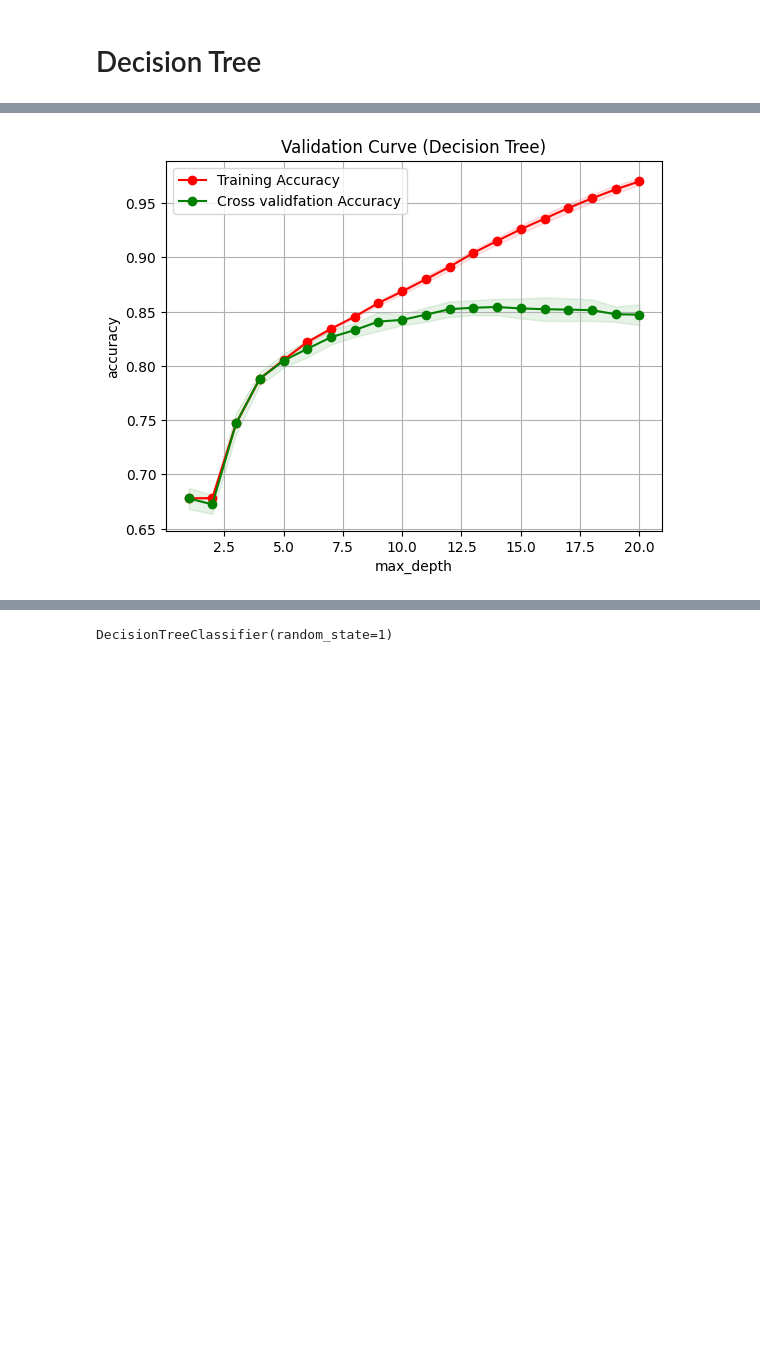
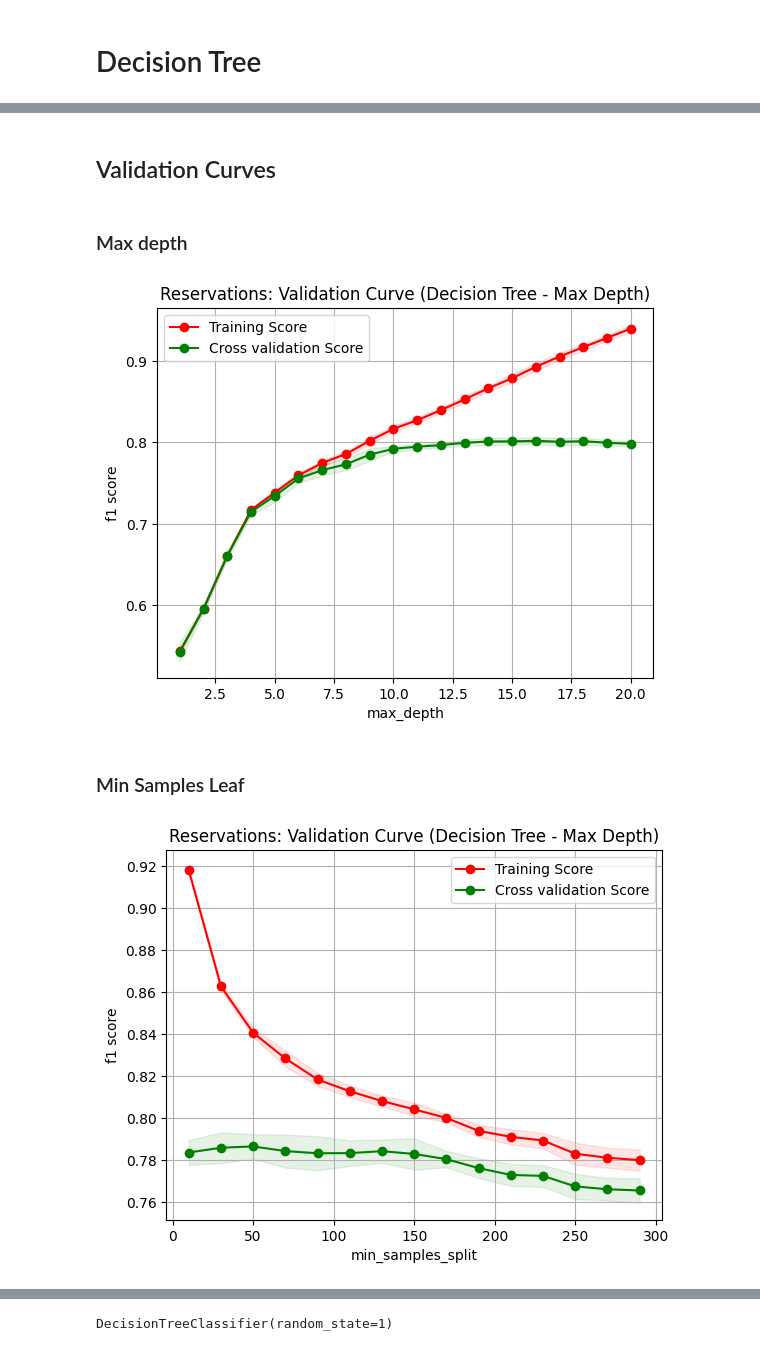
Before and after one commit to naralakamsani/supervised_learning, a Jupyter notebook: reservation_retention.ipynb, the cells around one changed output, grey strips where cells are left out. Drawn from its saved outputs; the diff is of its cells as text; code cells hidden in the pictures; blank space fills up the shorter version.

```diff
--- a/reservation_retention.ipynb
+++ b/reservation_retention.ipynb
@@ -256,5 +362,16 @@ KNN: K
+# %% [markdown]
+## Validation Curves
+# %% [markdown]
+### Max depth
 # %%
-plot_validation_curve(DecisionTreeClassifier(random_state=1), "Validation Curve (Decision Tree)", x_train, y_train, param_range=np.arange(1, 21), param_name="max_depth")
+plot_validation_curve(DecisionTreeClassifier(random_state=1, class_weight="balanced"), "Reservations: Validation Curve (Decision Tree - Max Depth)", x_train, y_train, param_range=np.arange(1, 21), param_name="max_depth")
 plt.show()
 # %% [output]
-[figure, old version]
+[figure, new version]
+# %% [markdown]
+### Min Samples Leaf
+# %%
+plot_validation_curve(DecisionTreeClassifier(random_state=1, class_weight="balanced"), "Reservations: Validation Curve (Decision Tree - Max Depth)", x_train, y_train, param_range=np.arange(10, 300, 20), param_name="min_samples_split")
+plt.show()
+# %% [output]
+[figure, added]
```
Also changed, not shown: parts of 84 cells of this notebook.
